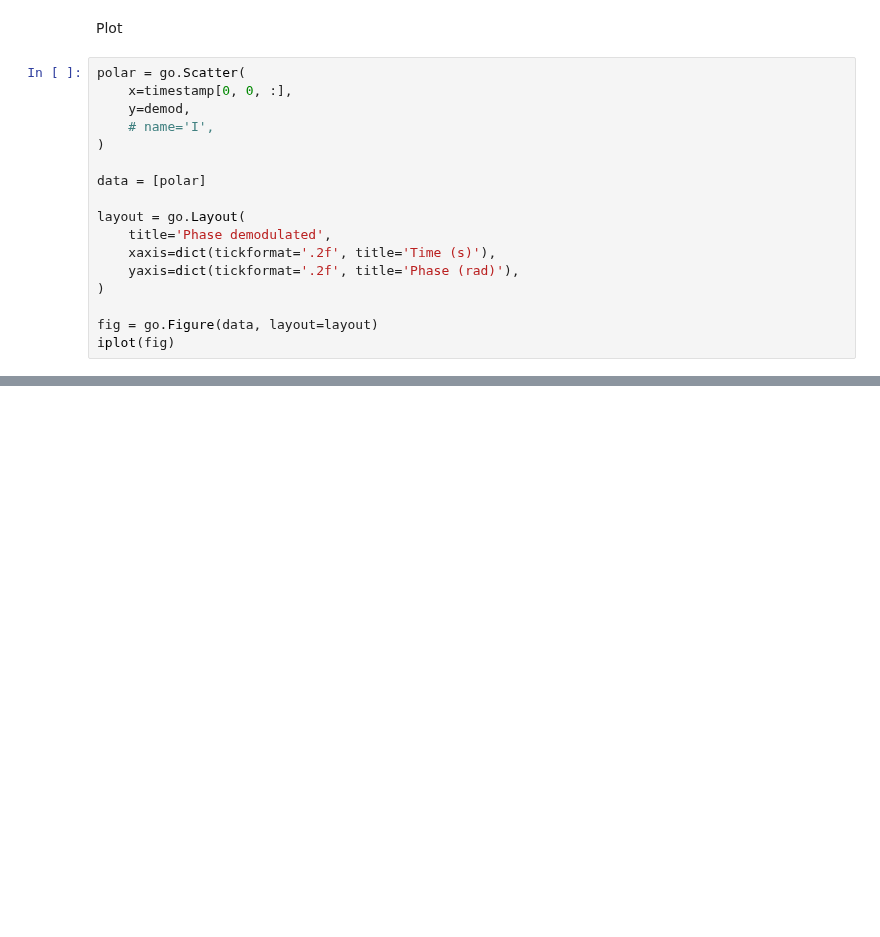
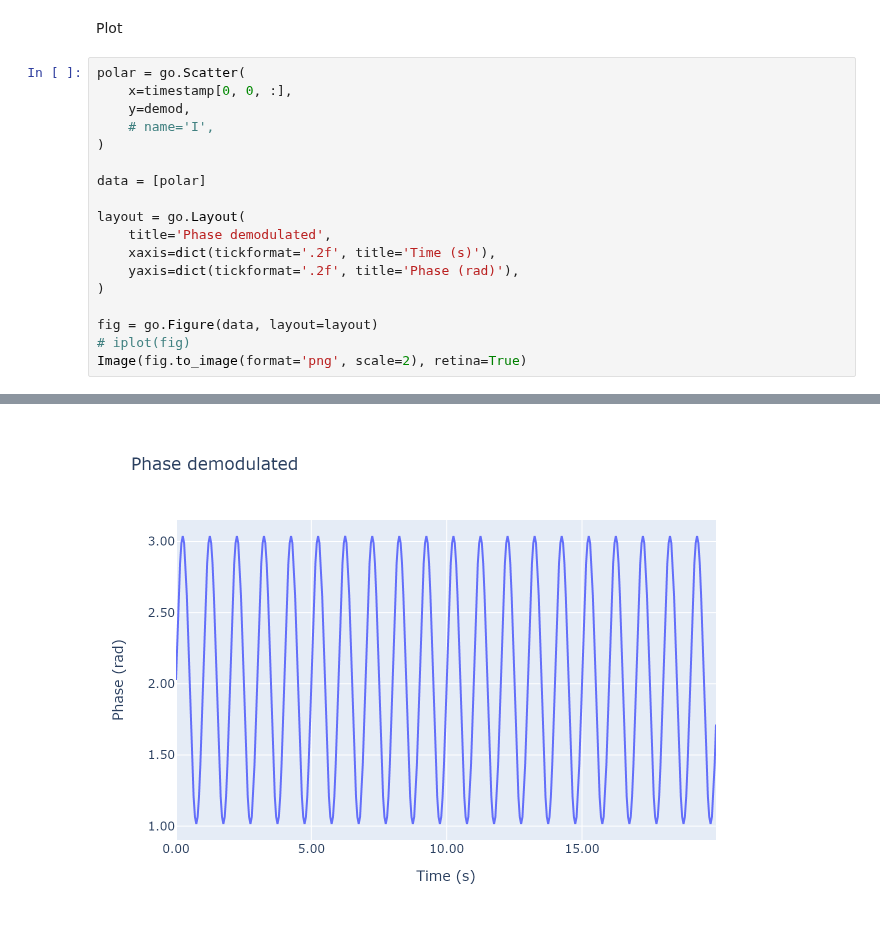
Before and after one commit to radarsimx/radarsimnb, a Jupyter notebook: notebooks/doppler_radar.ipynb, the cells around one changed output, grey strips where cells are left out. Drawn from its saved outputs; the diff is of its cells as text; blank space fills up the shorter version.

```diff
--- a/notebooks/doppler_radar.ipynb
+++ b/notebooks/doppler_radar.ipynb
@@ -161,5 +161,6 @@ layout = go.Layout(
 )
 
 fig = go.Figure(data, layout=layout)
-iplot(fig)
+# iplot(fig)
+Image(fig.to_image(format='png', scale=2), retina=True)
 # %% [output]
@@ -166,0 +167 @@ iplot(fig)
+[figure, added]
```
Also changed, not shown: parts of 5 cells of this notebook, 13 other files.
